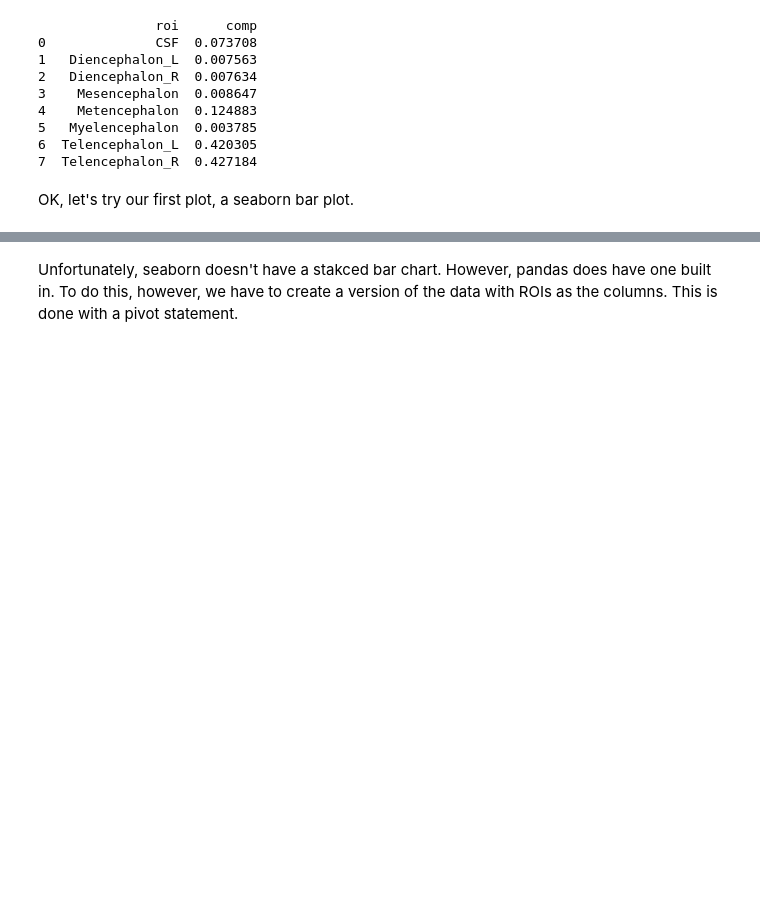
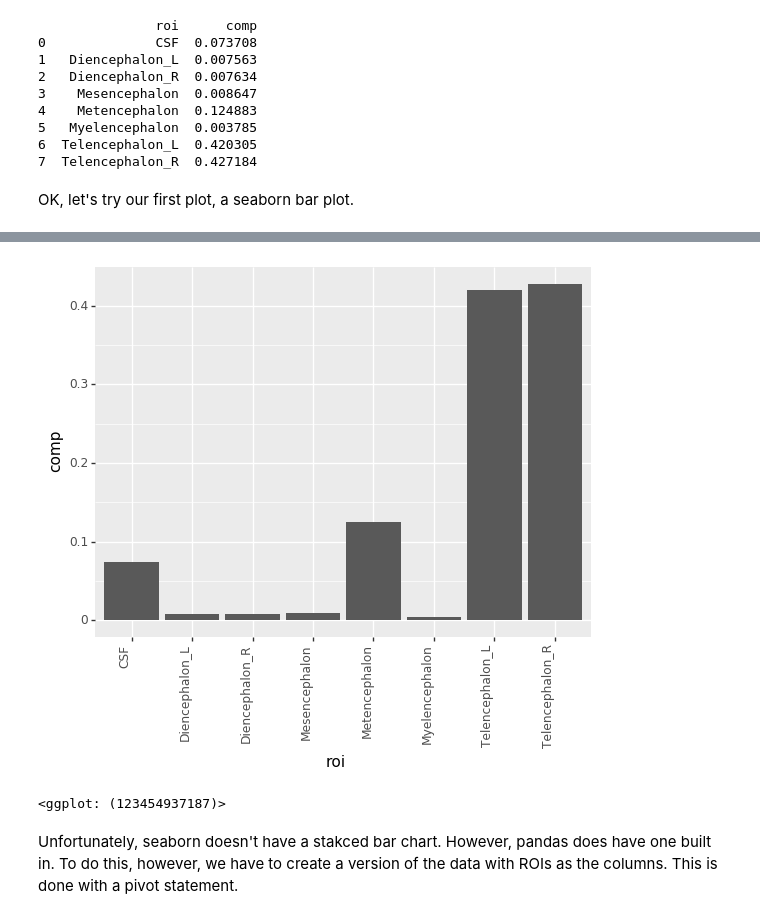
Before and after one commit to LuchaoQi/my-python, a Jupyter notebook: ds4bme_intro/EDA.ipynb, the cells around one changed output, grey strips where cells are left out. Drawn from its saved outputs; the diff is of its cells as text; code cells hidden in the pictures; blank space fills up the shorter version.

```diff
--- a/ds4bme_intro/EDA.ipynb
+++ b/ds4bme_intro/EDA.ipynb
@@ -87,3 +124,14 @@ plt.xticks(rotation = 90)
+# %%
+# (ggplot(summary) +
+#  aes(x = 'roi',y = 'comp') +
+#  geom_bar()
+# )
+(ggplot(summary, aes(x = 'roi',y = 'comp'))
+ + geom_col() + theme(axis_text_x=element_text(rotation=90, hjust=1))
+)
+# %% [output]
+[figure, added]
+<ggplot: (123454937187)>
 # %% [markdown]
 Unfortunately, seaborn doesn't have a stakced bar chart. However, pandas does have one built in. To do this, however, we have to create a version of the data with ROIs as the columns. This is done with a pivot statement.
 # %%
```
Also changed, not shown: parts of 11 cells of this notebook, 1 other file.
